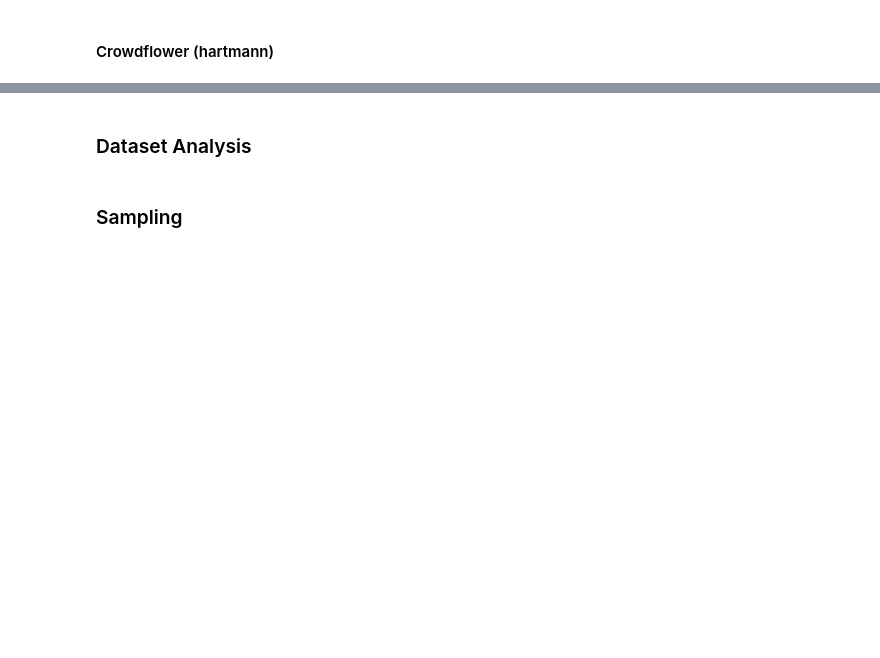
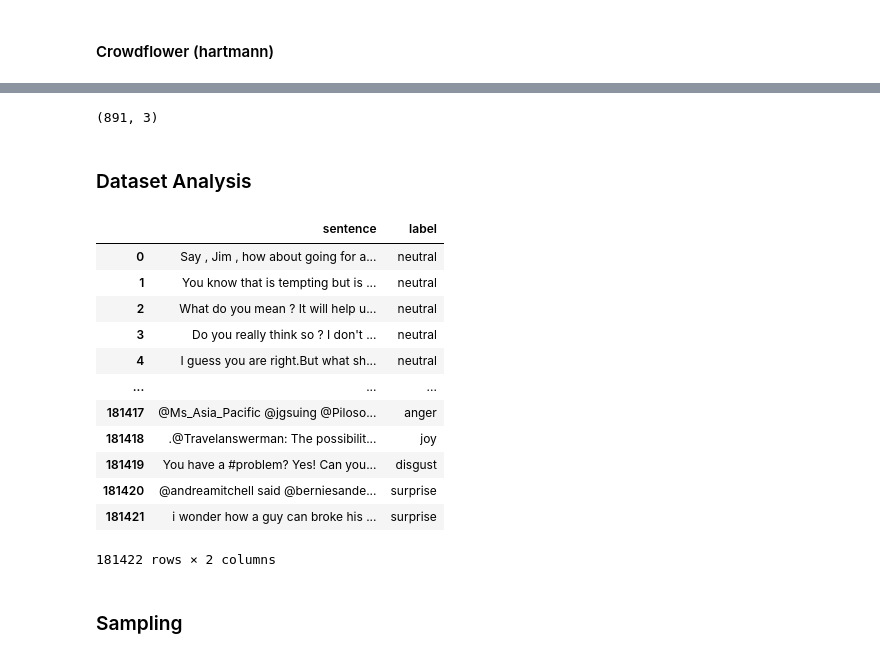
Before and after one commit to aw814/EmoRec, a Jupyter notebook: data/preprocessing.ipynb, the cells around one changed output, grey strips where cells are left out. Cells and saved outputs as stored; diff of their text form; code cells hidden in the pictures; blank space fills up the shorter version.

```diff
--- a/data/preprocessing.ipynb
+++ b/data/preprocessing.ipynb
@@ -243,9 +242,19 @@ train_b="./dataset/train_basic.json"
 val_b="./dataset/val_basic.json"
 test_b="./dataset/test_basic.json"
 
+train_b_og="/home/annie/Desktop/haru-nlp-train-fork/src/haru_nlp_train/text-classification/dataset/train_basic.json"
+val_b_og="/home/annie/Desktop/haru-nlp-train-fork/src/haru_nlp_train/text-classification/dataset/val_basic.json"
+test_b_og="/home/annie/Desktop/haru-nlp-train-fork/src/haru_nlp_train/text-classification/dataset/test_basic.json"
+
 train_no_anger_f4="./dataset/train_no_anger_f4.json"
 test_no_anger_f4="./dataset/test_no_anger_f4.json"
 val_no_anger_f4="./dataset/val_no_anger_f4.json"
+
+
+train_no_anger_f4_og="/home/annie/Desktop/haru-nlp-train-fork/src/haru_nlp_train/text-classification/dataset/train_no_anger_f4.json"
+test_no_anger_f4_og="/home/annie/Desktop/haru-nlp-train-fork/src/haru_nlp_train/text-classification/dataset/test_no_anger_f4.json"
+val_no_anger_f4_og="/home/annie/Desktop/haru-nlp-train-fork/src/haru_nlp_train/text-classification/dataset/val_no_anger_f4.json"
+
 
 train_b_sample="./dataset/train_basic_sample.json"
 val_b_sample="./dataset/val_basic_sample.json"
@@ -803,3 +744,7 @@ test_no_anger.to_json(test_no_anger_f4,orient='records')
+# %%
+disgust.shape
+# %% [output]
+(891, 3)
 # %% [markdown]
 ### Dataset Analysis
 # %%
@@ -810 +757,21 @@ all_basic = pd.concat([train_basic,val_basic,test_basic])
+# %%
+train_no_anger = pd.read_json(train_no_anger_f4_og)
+val_no_anger = pd.read_json(val_no_anger_f4_og)
+test_no_anger = pd.read_json(test_no_anger_f4_og)
+# %%
+train_no_anger
+# %% [output]
+|  | sentence | label |
+| 0 | Say , Jim , how about going for a... | neutral |
+| 1 | You know that is tempting but is ... | neutral |
+| 2 | What do you mean ? It will help u... | neutral |
+| 3 | Do you really think so ? I don't ... | neutral |
+| 4 | I guess you are right.But what sh... | neutral |
+| ... | ... | ... |
+| 181417 | @Ms_Asia_Pacific @jgsuing @Piloso... | anger |
+| 181418 | .@Travelanswerman: The possibilit... | joy |
+| 181419 | You have a #problem? Yes! Can you... | disgust |
+| 181420 | @andreamitchell said @berniesande... | surprise |
+| 181421 | i wonder how a guy can broke his ... | surprise |
+181422 rows × 2 columns
 # %%
```
Also changed, not shown: parts of 38 cells of this notebook, 13 other files.
